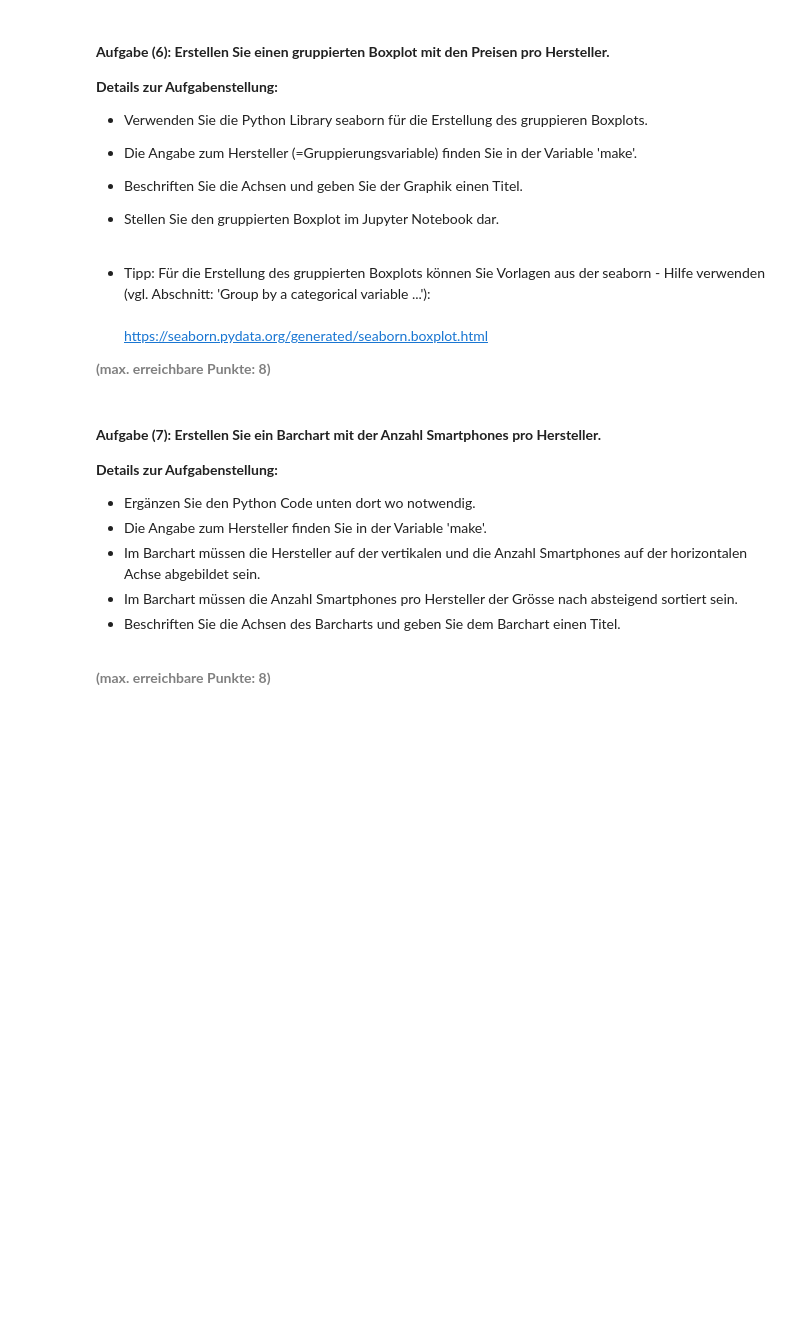
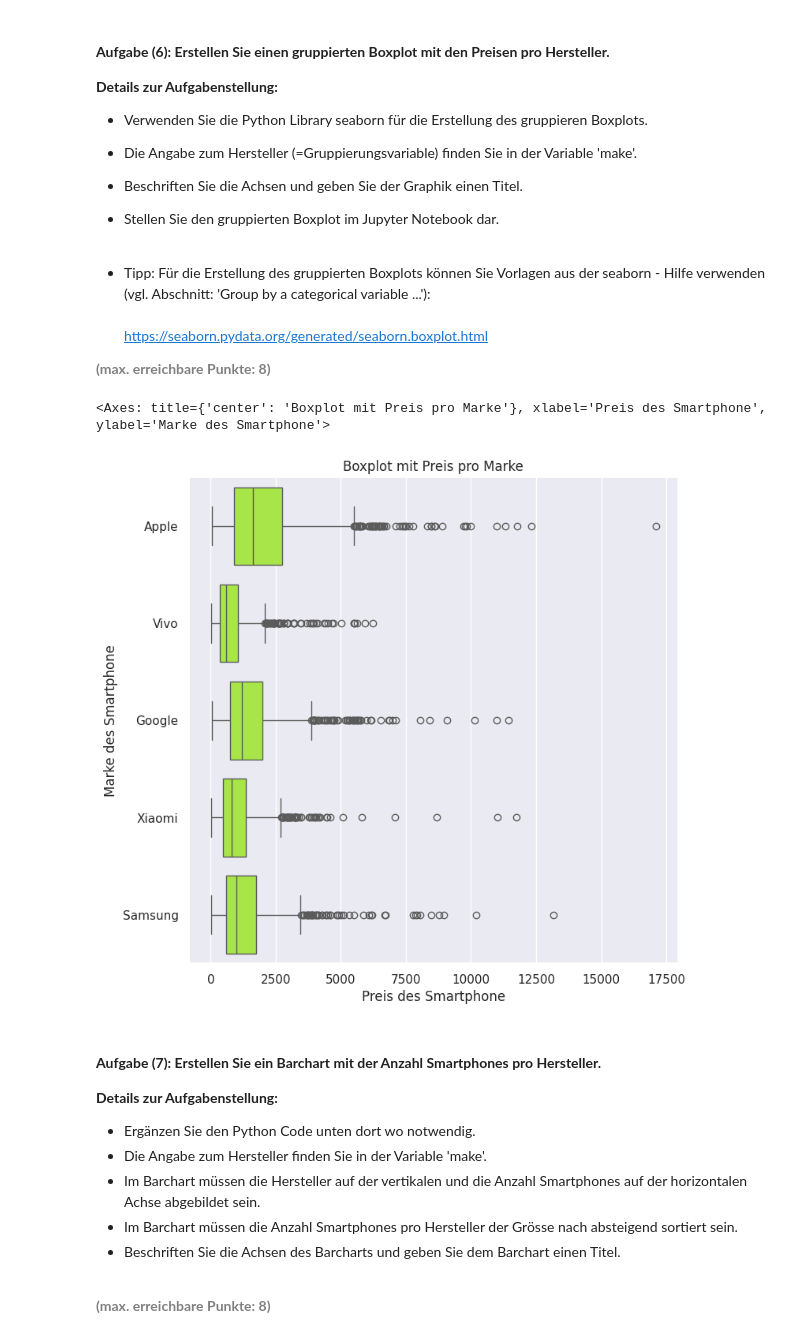
Before and after one commit to janneszuend/python_exploratory_data_analysis, a Jupyter notebook: ProbeSEP-AP02/AP02_Advanced_Data_Preparation_and_EDA.ipynb, the cells around one changed output. Drawn from its saved outputs; the diff is of its cells as text; code cells hidden in the pictures; blank space fills up the shorter version.

```diff
--- a/ProbeSEP-AP02/AP02_Advanced_Data_Preparation_and_EDA.ipynb
+++ b/ProbeSEP-AP02/AP02_Advanced_Data_Preparation_and_EDA.ipynb
@@ -404,6 +552,30 @@ engine.dispose()
 <b style="color: gray;">(max. erreichbare Punkte: 8)</b>
 # %%
 # Erstellen, Beschriften und Anzeigen des gruppierten Boxplots
+plt.figure(figsize=(8,8))
+plt.ticklabel_format(style='plain')
+plt.xlabel("Preis des Smartphone")
+plt.ylabel("Marke des Smartphone")
+plt.title("Boxplot mit Preis pro Marke")
+sns.boxplot(x=df['price'],y=df['make'] , color="greenyellow")
+
+
+# Solution
+# Erstellen, Beschriften und Anzeigen eines gruppierten Boxplots der Preise pro Hersteller
+# plt.figure(figsize=(7, 3))
+# sns.boxplot(x='price',
+#             y='make',
+#             data=df,
+#             orient='h',
+#             palette='Set2')
+# plt.title('Verteilung der Smartphone Preise nach Hersteller', fontsize=12)
+# plt.xlabel('Price')
+# plt.ylabel('Make')
+# plt.xticks(rotation=45)
+# plt.show()
+# %% [output]
+<Axes: title={'center': 'Boxplot mit Preis pro Marke'}, xlabel='Preis des Smartphone', ylabel='Marke des Smartphone'>
+[figure, added]
 # %% [markdown]
 #### <b>Aufgabe (7): Erstellen Sie ein Barchart mit der Anzahl Smartphones pro Hersteller.</b>
 <b>Details zur Aufgabenstellung:</b>
```
Also changed, not shown: parts of 3 cells of this notebook, 1 other file.
